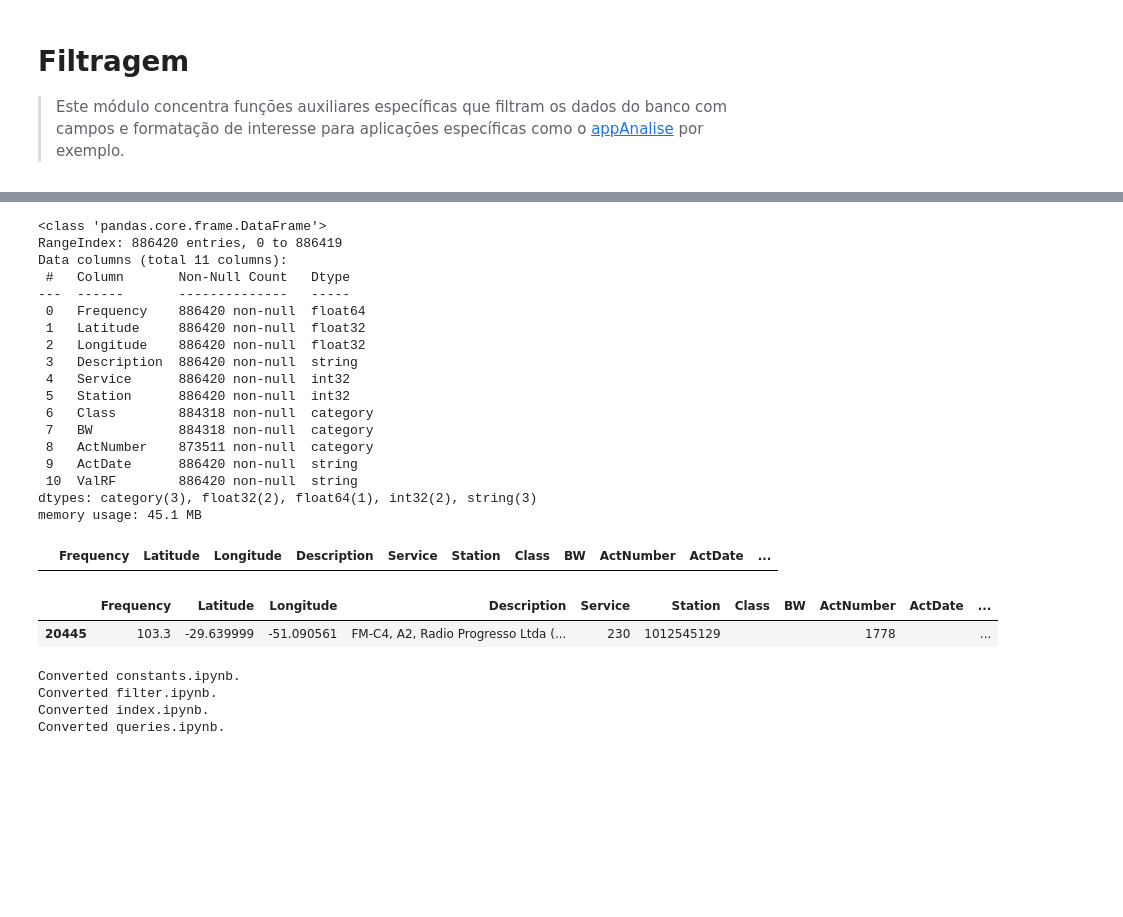
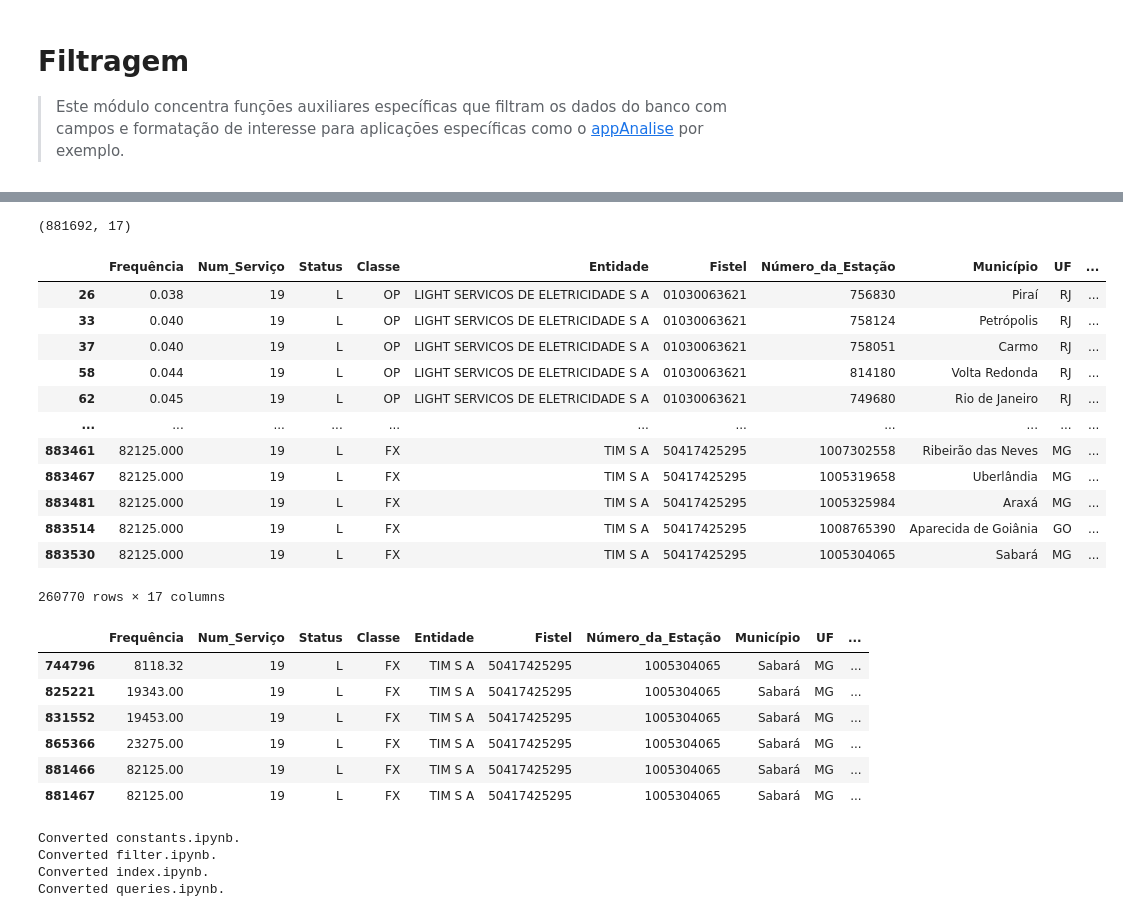
Before and after one commit to ronaldokun/anateldb, a Jupyter notebook: nbs/filter.ipynb, the cells around one changed output, grey strips where cells are left out. Saved outputs shown, nothing was run; the diff lists cells and outputs as text; code cells hidden in the pictures; blank space fills up the shorter version.

Commit message:
🔖 Adicionada nova versão das bases da aeronáutica

```diff
--- a/nbs/filter.ipynb
+++ b/nbs/filter.ipynb
@@ -222,21 +344,0 @@ d = pd.read_feather(pasta / 'AnatelDB.fth')
-# %%
-d.info()
-# %% [output]
-<class 'pandas.core.frame.DataFrame'>
-RangeIndex: 886420 entries, 0 to 886419
-Data columns (total 11 columns):
- #   Column       Non-Null Count   Dtype
----  ------       --------------   -----
- 0   Frequency    886420 non-null  float64
- 1   Latitude     886420 non-null  float32
- 2   Longitude    886420 non-null  float32
- 3   Description  886420 non-null  string
- 4   Service      886420 non-null  int32
- 5   Station      886420 non-null  int32
- 6   Class        884318 non-null  category
- 7   BW           884318 non-null  category
- 8   ActNumber    873511 non-null  category
- 9   ActDate      886420 non-null  string
- 10  ValRF        886420 non-null  string
-dtypes: category(3), float32(2), float64(1), int32(2), string(3)
-memory usage: 45.1 MB
@@ -245,12 +345,42 @@ n = d.loc[(d.Description.isna()) & (d.Station != -1), 'Station'].index
-# %%
-d.loc[n]
-# %% [output]
-|  | Frequency | Latitude | Longitude | Description | Service | Station | Class | BW | ActNumber | ActDate | ... |
-# %%
-d.loc[d.Station == 1012545129]
-# %% [output]
-|  | Frequency | Latitude | Longitude | Description | Service | Station | Class | BW | ActNumber | ActDate | ... |
-| 20445 | 103.3 | -29.639999 | -51.090561 | FM-C4, A2, Radio Progresso Ltda (... | 230 | 1012545129 |  |  | 1778 |  | ... |
+# %%
+subset = ['Frequência', 'Num_Serviço', 'Status', 'Classe', 'Fistel', 'Número_da_Estação', 'Latitude', 'Longitude', 'Classe_Emissão', 'Largura_Emissão']
+# double = base.duplicated(subset=subset, keep=False)
+# base[double]
+
+base.drop_duplicates(subset, keep='first').shape
+# %% [output]
+(881692, 17)
+# %%
+subset = base.columns[:-2]
+# double = base.duplicated(subset=subset, keep='first')
+# base[double]
+
+base.drop_duplicates(base.columns[:-2], keep='first').reset_index(drop=True)
+# base.shape
+# %% [output]
+|  | Frequência | Num_Serviço | Status | Classe | Entidade | Fistel | Número_da_Estação | Município | UF | ... |
+| 26 | 0.038 | 19 | L | OP | LIGHT SERVICOS DE ELETRICIDADE S A | 01030063621 | 756830 | Piraí | RJ | ... |
+| 33 | 0.040 | 19 | L | OP | LIGHT SERVICOS DE ELETRICIDADE S A | 01030063621 | 758124 | Petrópolis | RJ | ... |
+| 37 | 0.040 | 19 | L | OP | LIGHT SERVICOS DE ELETRICIDADE S A | 01030063621 | 758051 | Carmo | RJ | ... |
+| 58 | 0.044 | 19 | L | OP | LIGHT SERVICOS DE ELETRICIDADE S A | 01030063621 | 814180 | Volta Redonda | RJ | ... |
+| 62 | 0.045 | 19 | L | OP | LIGHT SERVICOS DE ELETRICIDADE S A | 01030063621 | 749680 | Rio de Janeiro | RJ | ... |
+| ... | ... | ... | ... | ... | ... | ... | ... | ... | ... | ... |
+| 883461 | 82125.000 | 19 | L | FX | TIM S A | 50417425295 | 1007302558 | Ribeirão das Neves | MG | ... |
+| 883467 | 82125.000 | 19 | L | FX | TIM S A | 50417425295 | 1005319658 | Uberlândia | MG | ... |
+| 883481 | 82125.000 | 19 | L | FX | TIM S A | 50417425295 | 1005325984 | Araxá | MG | ... |
+| 883514 | 82125.000 | 19 | L | FX | TIM S A | 50417425295 | 1008765390 | Aparecida de Goiânia | GO | ... |
+| 883530 | 82125.000 | 19 | L | FX | TIM S A | 50417425295 | 1005304065 | Sabará | MG | ... |
+260770 rows × 17 columns
+# %%
+base[base.Número_da_Estação == 1005304065]
+# %% [output]
+|  | Frequência | Num_Serviço | Status | Classe | Entidade | Fistel | Número_da_Estação | Município | UF | ... |
+| 744796 | 8118.32 | 19 | L | FX | TIM S A | 50417425295 | 1005304065 | Sabará | MG | ... |
+| 825221 | 19343.00 | 19 | L | FX | TIM S A | 50417425295 | 1005304065 | Sabará | MG | ... |
+| 831552 | 19453.00 | 19 | L | FX | TIM S A | 50417425295 | 1005304065 | Sabará | MG | ... |
+| 865366 | 23275.00 | 19 | L | FX | TIM S A | 50417425295 | 1005304065 | Sabará | MG | ... |
+| 881466 | 82125.00 | 19 | L | FX | TIM S A | 50417425295 | 1005304065 | Sabará | MG | ... |
+| 881467 | 82125.00 | 19 | L | FX | TIM S A | 50417425295 | 1005304065 | Sabará | MG | ... |
 # %%
 from nbdev.export import notebook2script; notebook2script()
 # %% [output]
```
Also changed, not shown: parts of 34 cells of this notebook, 11 other files.
